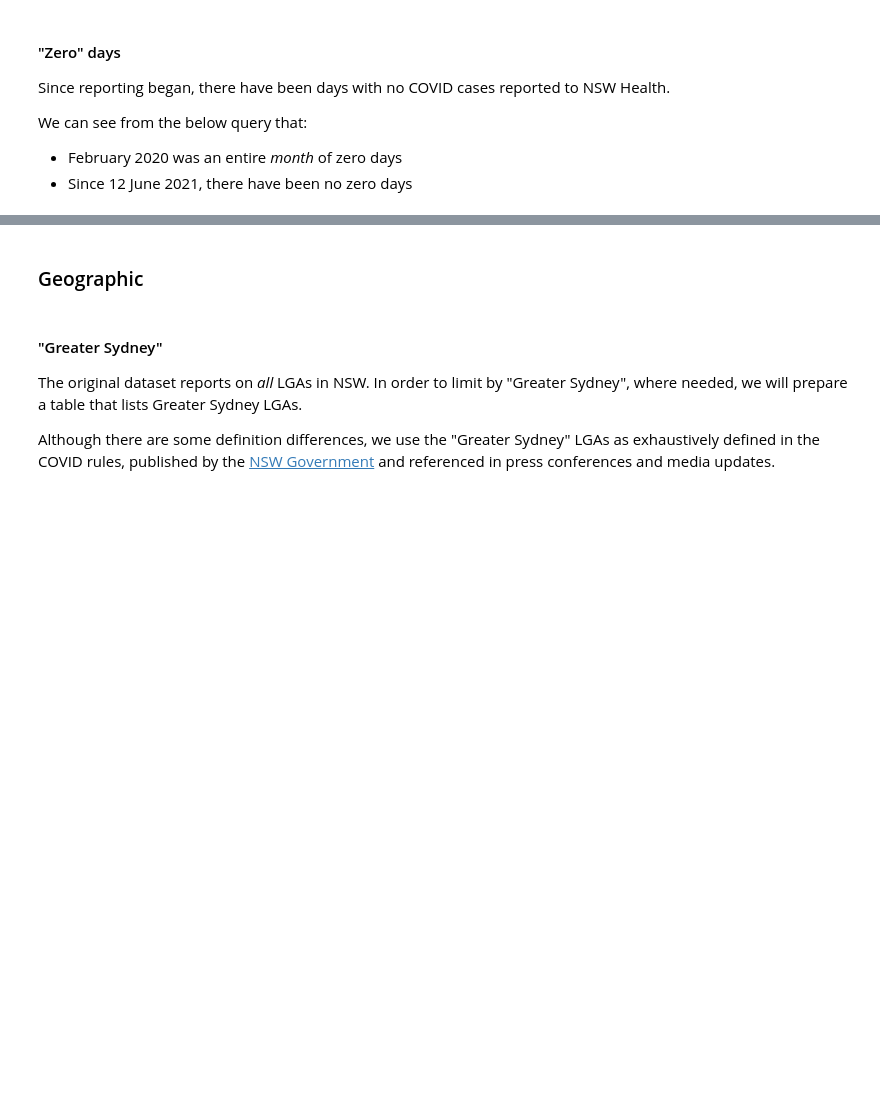
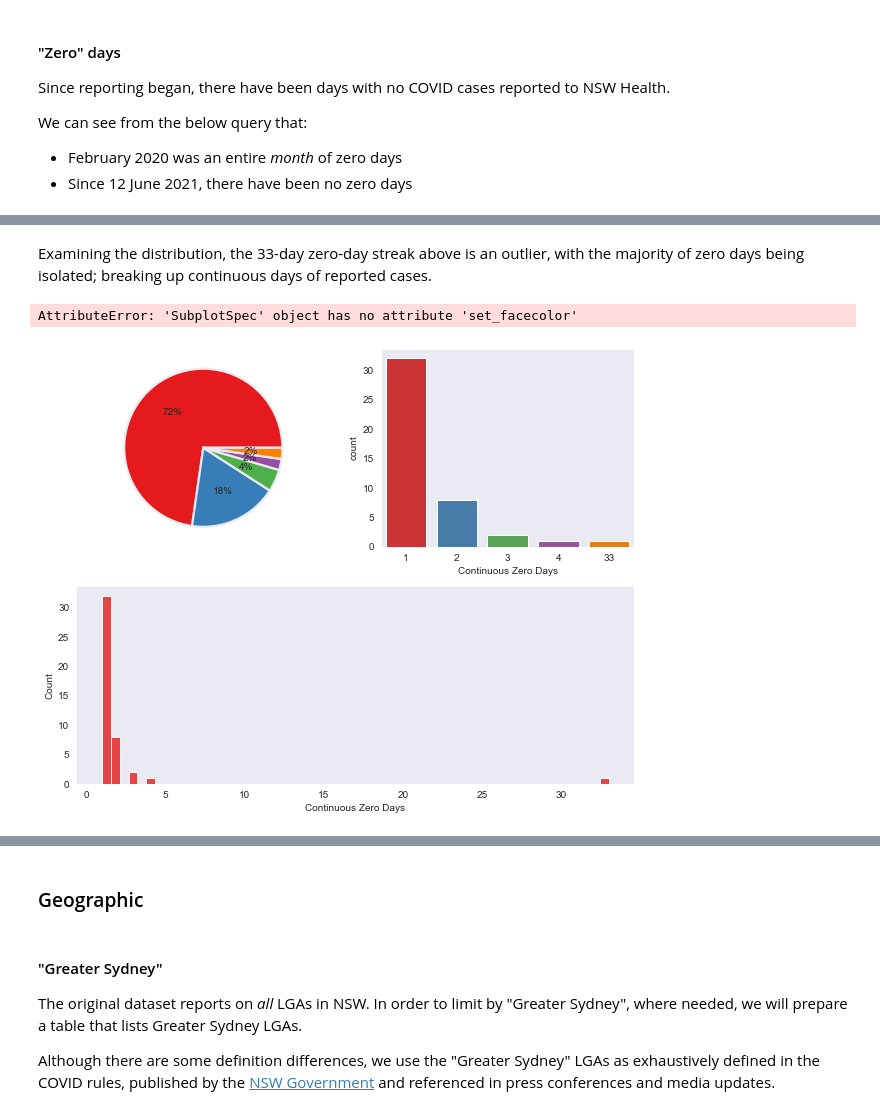
Before and after one commit to henrylin03/covid-nsw, a Jupyter notebook: covid-nsw.ipynb, the cells around one changed output, grey strips where cells are left out. Saved outputs shown, nothing was run; the diff lists cells and outputs as text; code cells hidden in the pictures; blank space fills up the shorter version.

```diff
--- a/covid-nsw.ipynb
+++ b/covid-nsw.ipynb
@@ -188,0 +305,50 @@ pd.read_sql_query(
+# %% [markdown]
+Examining the distribution, the 33-day zero-day streak above is an outlier, with the majority of zero days being isolated; breaking up continuous days of reported cases.
+# %%
+import matplotlib.pylab as pl
+import matplotlib.gridspec as gridspec
+
+# sns.set_style("dark", {"axes.facecolor": "#EAEAF2"})
+sns.set_style("dark")
+sns.set_palette("Set1", 5)
+
+gs = gridspec.GridSpec(2,2)
+f = plt.figure(figsize=(10,8))
+
+zd_kde = f.add_subplot(gs[1,:])
+sns.histplot(data=zd_streaks, x="date_diff", alpha=0.8,
+              legend=False)\
+    .set_xlabel("Continuous Zero Days")
+
+
+zd_countp = f.add_subplot(gs[0,1])
+sns.countplot(data=zd_streaks, x='date_diff')\
+    .set_xlabel("Continuous Zero Days")
+
+
+zd_prop = f.add_subplot(gs[0,0])
+# transforming table for donut chart generation
+zd_streaks_count =\
+    zd_streaks\
+        .groupby('date_diff').count()\
+        .reset_index()\
+        .rename(columns={'date_streak_broken':
+                         'date_diff_count'})
+zd_donut =\
+    plt.pie(zd_streaks_count['date_diff_count'],
+        wedgeprops={'linewidth': 2.2,
+                    'edgecolor': '#EAEAF2'},
+        autopct="%d%%")
+gs[0,1].set_facecolor("#EAEAF2")
+
+my_circle = plt.Circle((0,0), 0.7, color='#EAEAF2')
+p = plt.gcf()
+p.gca().add_artist(my_circle)
+
+
+gs.tight_layout(f)
+plt.show()
+plt.clf()
+# %% [output]
+AttributeError: 'SubplotSpec' object has no attribute 'set_facecolor'
+[figure, added]
```
Also changed, not shown: parts of 15 cells of this notebook.
